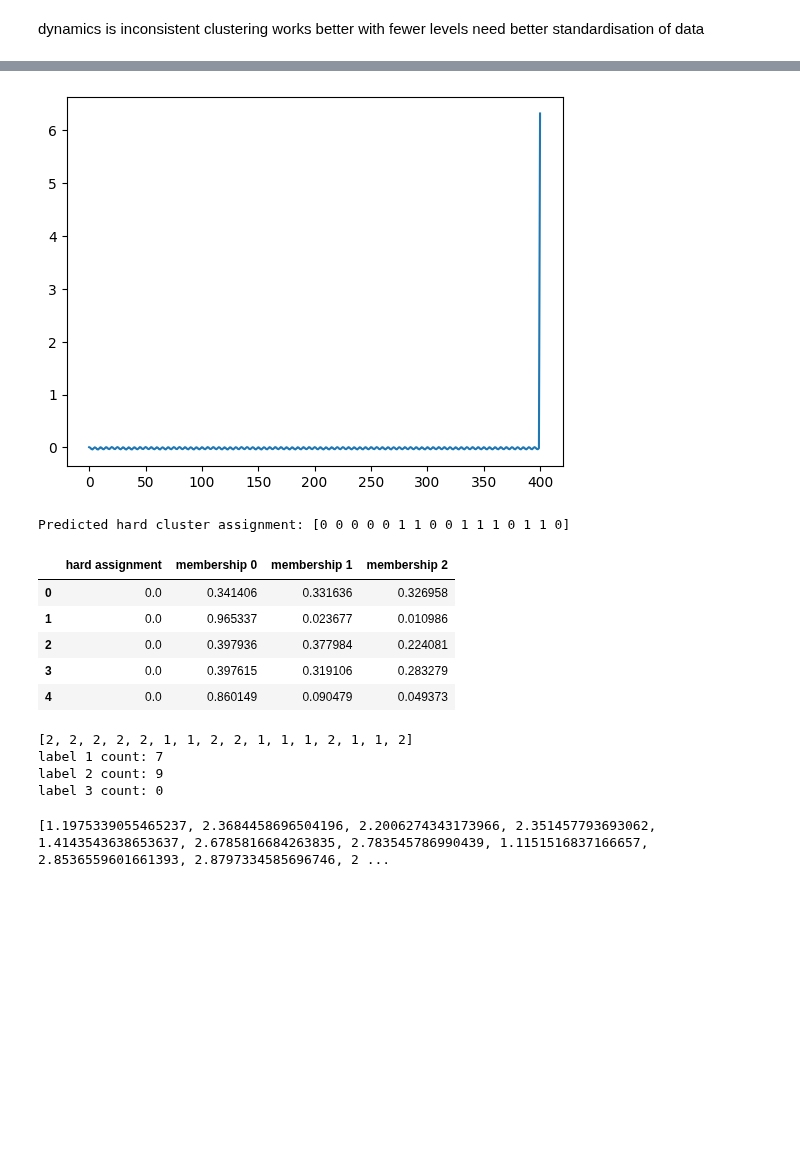
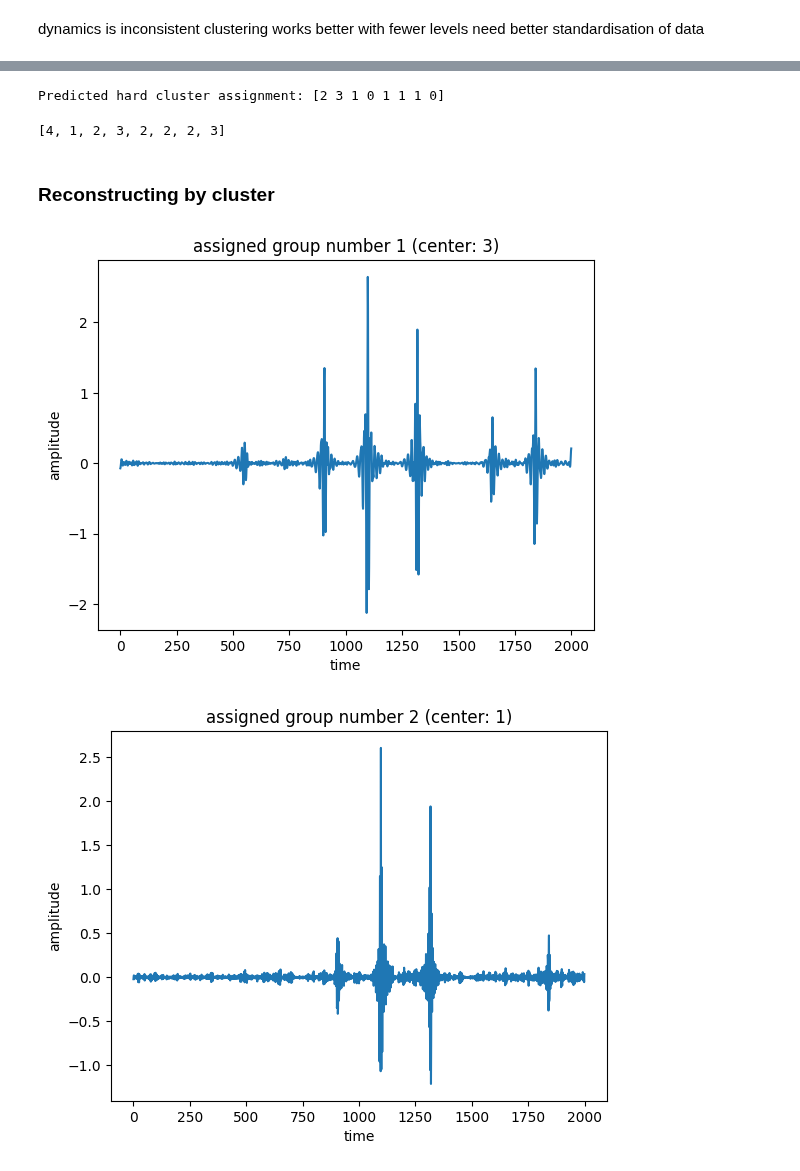
Before and after one commit to USonixGroup/wpt-cavitation, a Jupyter notebook: notebooks/fuzzy_c_means_training_data.ipynb, the cells around one changed output, grey strips where cells are left out. Cells and saved outputs as stored; diff of their text form; code cells hidden in the pictures; blank space fills up the shorter version.

```diff
--- a/notebooks/fuzzy_c_means_training_data.ipynb
+++ b/notebooks/fuzzy_c_means_training_data.ipynb
@@ -348,10 +296,5 @@ new_wpt_df = generate_training_data(data, levels, wavelet, mode, sampling_rate)
-# %%
-plt.plot(data)
-plt.show()
-# %% [output]
-[figure, removed]
 # %%
-# Assuming you have the new entry data in a variable called "new_entry"
+# New testing data from signal
 new_entry = new_wpt_df[classifying_metrics]
 
 # Standardize the new entry using the same scaler
@@ -373,34 +316,42 @@ new_labels = np.argmax(new_u, axis=0)
 # Display the predicted results
 print("Predicted hard cluster assignment:", new_labels)
 
-membership_results = pd.DataFrame()
-for i, membership in enumerate(new_membership_matrix):
-    membership_results.loc[i, "hard assignment"] = new_labels[i]
-    for j in range(no_clusters):
-        membership_results.loc[i, f"membership {j}"] = membership[j]
+# membership_results = pd.DataFrame()
+# for i, membership in enumerate(new_membership_matrix):
+#     membership_results.loc[i, "hard assignment"] = new_labels[i]
+#     for j in range(no_clusters):
+#         membership_results.loc[i, f"membership {j}"] = membership[j]
 
-membership_results.head()
+# membership_results
 # %% [output]
-Predicted hard cluster assignment: [0 0 0 0 0 1 1 0 0 1 1 1 0 1 1 0]
+Predicted hard cluster assignment: [2 3 1 0 1 1 1 0]
-|  | hard assignment | membership 0 | membership 1 | membership 2 |
-| 0 | 0.0 | 0.341406 | 0.331636 | 0.326958 |
-| 1 | 0.0 | 0.965337 | 0.023677 | 0.010986 |
-| 2 | 0.0 | 0.397936 | 0.377984 | 0.224081 |
-| 3 | 0.0 | 0.397615 | 0.319106 | 0.283279 |
-| 4 | 0.0 | 0.860149 | 0.090479 | 0.049373 |
 # %%
 # reassigning labels
-reassigned_labels = reassign_labels(mapping, new_labels)
-print(reassigned_labels)
-for i in range(1, no_clusters + 1):
-    print(f"label {i} count:", list(reassigned_labels).count(i))
+new_reassigned_labels = reassign_labels(mapping, new_labels)
+print(new_reassigned_labels)
+# for i in range(1, no_clusters + 1):
+    # print(f"label {i} count:", list(new_reassigned_labels).count(i))
 # %% [output]
-[2, 2, 2, 2, 2, 1, 1, 2, 2, 1, 1, 1, 2, 1, 1, 2]
-label 1 count: 7
-label 2 count: 9
-label 3 count: 0
+[4, 1, 2, 3, 2, 2, 2, 3]
-# %%
-new_soft_assignments = generate_soft_assignments(mapping, new_membership_matrix)
-print(soft_assignments)
-# %% [output]
-[1.1975339055465237, 2.3684458696504196, 2.2006274343173966, 2.351457793693062, 1.4143543638653637, 2.6785816684263835, 2.783545786990439, 1.1151516837166657, 2.8536559601661393, 2.8797334585696746, 2 ...
+# %% [markdown]
+### Reconstructing by cluster
+# %%
+rec_signal = inv.inv_dwpt(new_tr_ob, level=levels)
+
+reconstructions = [np.zeros(len(rec_signal)) for _ in range(no_clusters)]
+
+for node, assignment in zip(new_tr_ob.get_level(), new_reassigned_labels):
+    rec_signal = inv.inv_dwpt(new_tr_ob, level=levels, nodes=node)
+    i = assignment - 1
+    reconstructions[i] = reconstructions[i] + rec_signal
+
+for i in range(no_clusters):
+    plt.plot(reconstructions[i])
+    center = [c for c in mapping if mapping[c] == i + 1][0]
+    plt.title(f"assigned group number {i+1} (center: {center})")
+    plt.xlabel("time")
+    plt.ylabel("amplitude")
+    plt.show()
+# %% [output]
+[figure, added]
+[figure, added]
```
Also changed, not shown: parts of 22 cells of this notebook.
